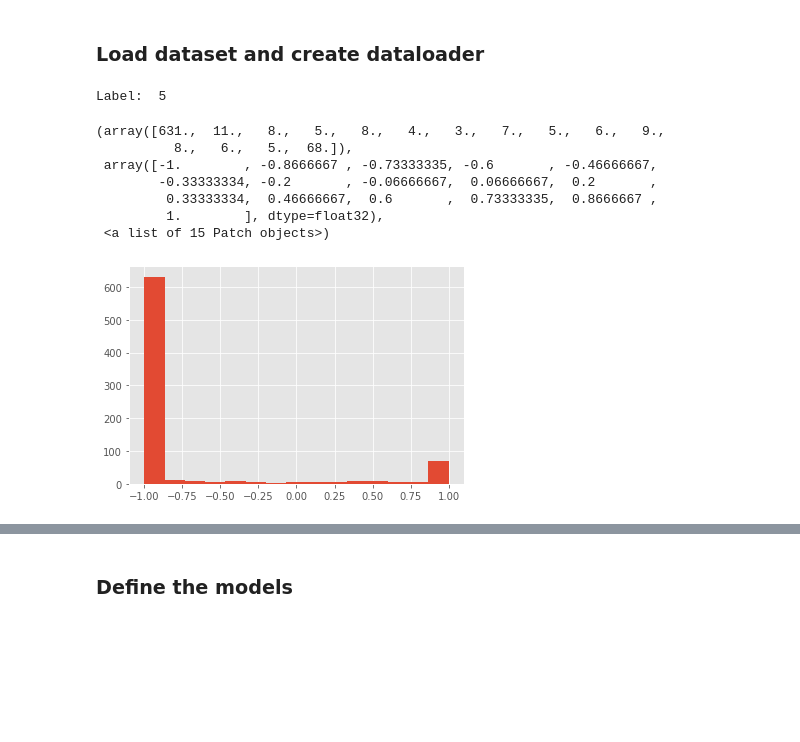
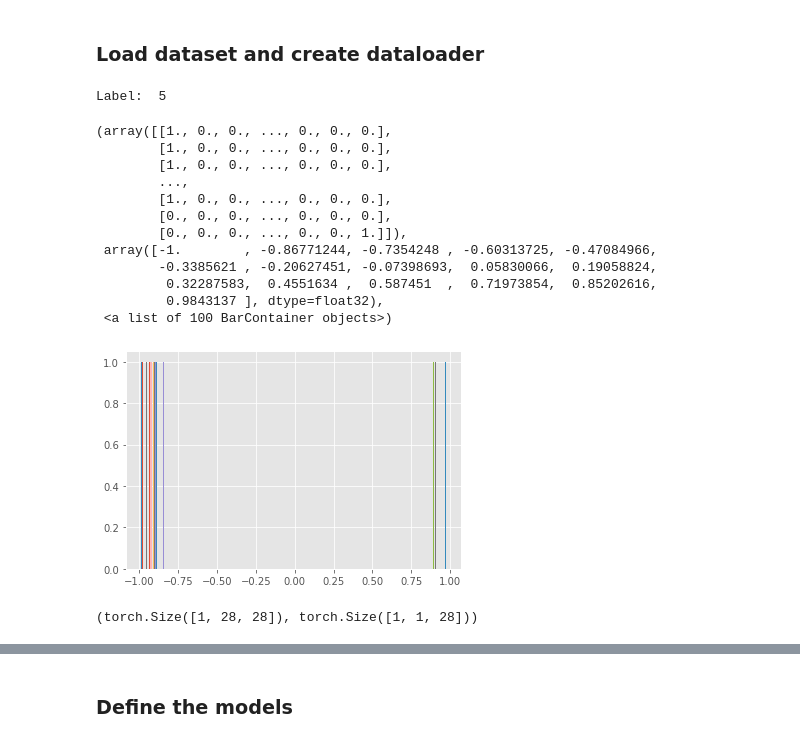
Before and after one commit to yokomeow/gans, a Jupyter notebook: 2_mnist_cgan.ipynb, the cells around one changed output, grey strips where cells are left out. Saved outputs shown, nothing was run; the diff lists cells and outputs as text; code cells hidden in the pictures; blank space fills up the shorter version.

```diff
--- a/2_mnist_cgan.ipynb
+++ b/2_mnist_cgan.ipynb
@@ -76,18 +99,28 @@ mnist = MNIST(root='data',
 # %%
 # plot pixels distribution
 img, label = mnist[0]
 print('Label: ', label)
 # Your code here
+plt.hist(img[:, 5:15, 5:15].flatten(), bins=15)
 # %% [output]
 Label:  5
-(array([631.,  11.,   8.,   5.,   8.,   4.,   3.,   7.,   5.,   6.,   9.,
-          8.,   6.,   5.,  68.]),
- array([-1.        , -0.8666667 , -0.73333335, -0.6       , -0.46666667,
-        -0.33333334, -0.2       , -0.06666667,  0.06666667,  0.2       ,
-         0.33333334,  0.46666667,  0.6       ,  0.73333335,  0.8666667 ,
-         1.        ], dtype=float32),
- <a list of 15 Patch objects>)
+(array([[1., 0., 0., ..., 0., 0., 0.],
+        [1., 0., 0., ..., 0., 0., 0.],
+        [1., 0., 0., ..., 0., 0., 0.],
+        ...,
+        [1., 0., 0., ..., 0., 0., 0.],
+        [0., 0., 0., ..., 0., 0., 0.],
+        [0., 0., 0., ..., 0., 0., 1.]]),
+ array([-1.        , -0.86771244, -0.7354248 , -0.60313725, -0.47084966,
+        -0.3385621 , -0.20627451, -0.07398693,  0.05830066,  0.19058824,
+         0.32287583,  0.4551634 ,  0.587451  ,  0.71973854,  0.85202616,
+         0.9843137 ], dtype=float32),
+ <a list of 100 BarContainer objects>)
-[figure, old version]
+[figure, new version]
+# %%
+img.shape, img.min(1, keepdim=True)[0].shape
+# %% [output]
+(torch.Size([1, 28, 28]), torch.Size([1, 1, 28]))
 # %%
 # denormalization image from range (-1)-1 to range 0-1 to display it
 def denorm(x):
```
Also changed, not shown: parts of 20 cells of this notebook, 1 other file.
